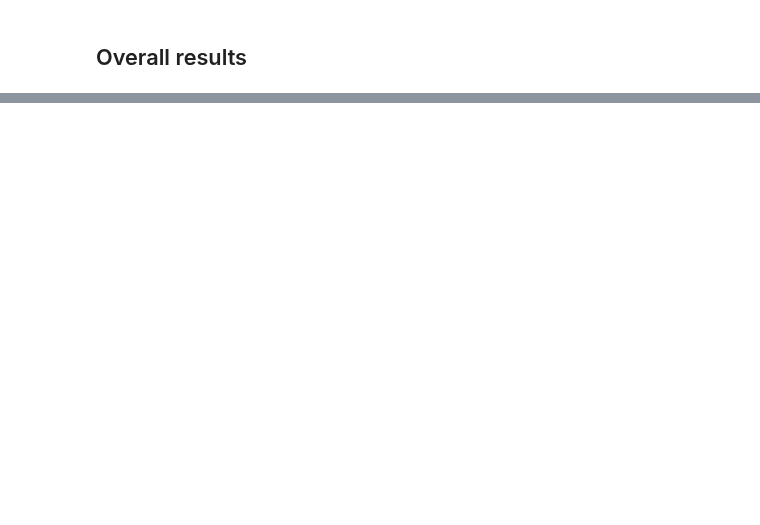
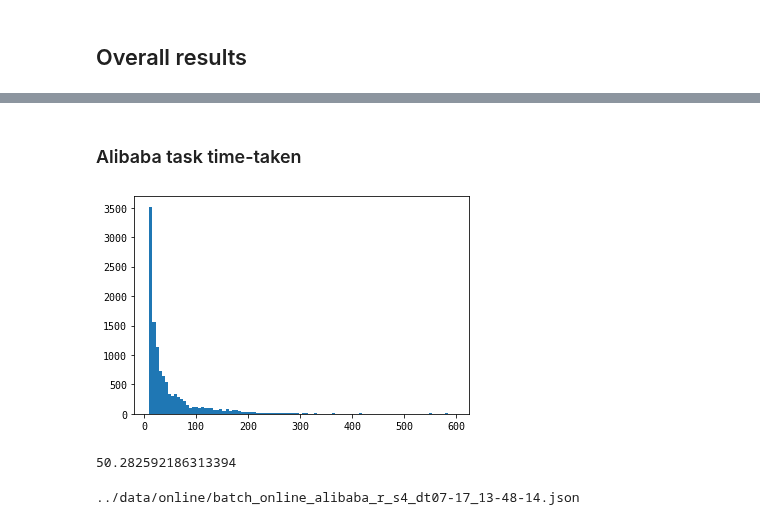
Before and after one commit to pseudo-rnd-thoughts/Elastic-Resource-Allocation, a Jupyter notebook: analysis/online.ipynb, the cells around one changed output, grey strips where cells are left out. Cells and saved outputs as stored; diff of their text form; code cells hidden in the pictures; blank space fills up the shorter version.

```diff
--- a/analysis/online.ipynb
+++ b/analysis/online.ipynb
@@ -130,0 +191,22 @@ Save file location: figs/pdf/online_batch_lengths.pdf
+# %% [markdown]
+### Alibaba task time-taken
+# %%
+import pandas as pd
+
+df = pd.read_csv('../models/alibaba_cluster_tasks.csv')
+# %%
+_ = plt.hist(df['time-taken'], bins=100)
+# %% [output]
+[figure, added]
+# %%
+np.mean(df['time-taken'])
+# %% [output]
+50.282592186313394
+# %%
+results_filename = f'{folder}/batch_online_alibaba_r_s4_dt07-17_13-48-14.json'
+
+print(results_filename)
+with open(results_filename) as file:
+    results_data = json.load(file)
+# %% [output]
+../data/online/batch_online_alibaba_r_s4_dt07-17_13-48-14.json
```
Also changed, not shown: parts of 21 cells of this notebook, 2 other files.
